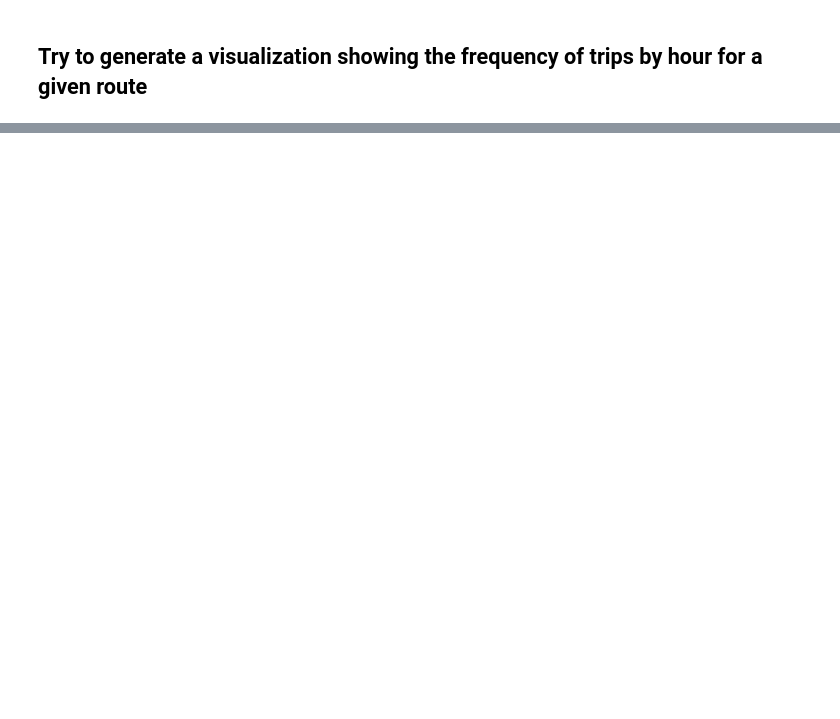
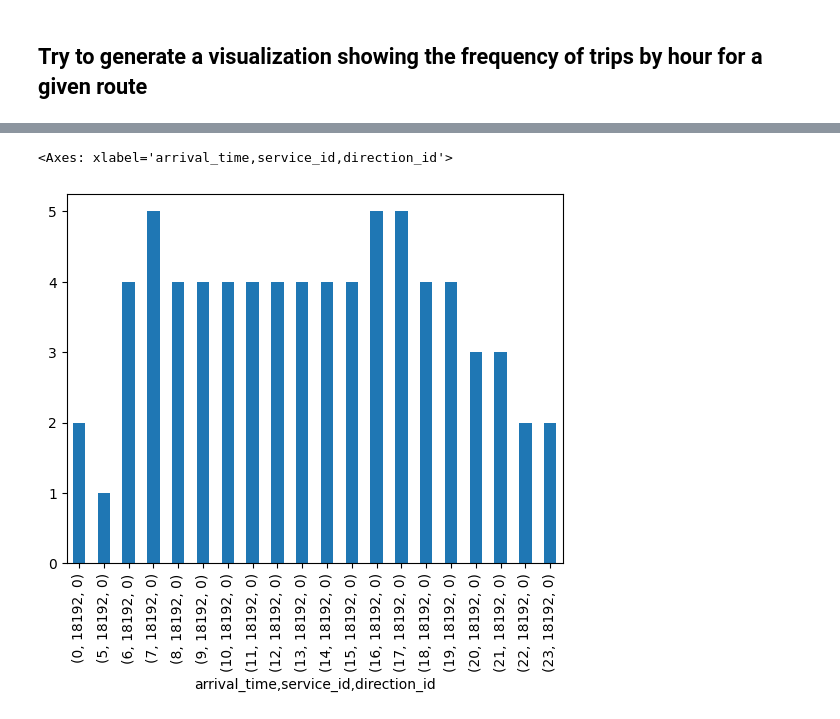
Before and after one commit to mattmakesmaps/gtfs-exploration, a Jupyter notebook: notebooks/kc_metro/data-exploration-and-mapping.ipynb, the cells around one changed output, grey strips where cells are left out. Cells and saved outputs as stored; diff of their text form; code cells hidden in the pictures; blank space fills up the shorter version.

```diff
--- a/notebooks/kc_metro/data-exploration-and-mapping.ipynb
+++ b/notebooks/kc_metro/data-exploration-and-mapping.ipynb
@@ -149,0 +235,11 @@ Matplotlib is building the font cache; this may take a moment.
+# %%
+SERVICE_ID_TWRF = 18192
+
+trips_per_hour_TWRF = trips_per_hour[
+    (trips_per_hour.index.get_level_values('service_id') == SERVICE_ID_TWRF) &
+    (trips_per_hour.index.get_level_values('direction_id') == DIRECTION_ID_OUTBOUND)
+    ]
+trips_per_hour_TWRF.plot(kind='bar')
+# %% [output]
+<Axes: xlabel='arrival_time,service_id,direction_id'>
+[figure, added]
```
Also changed, not shown: parts of 11 cells of this notebook.
